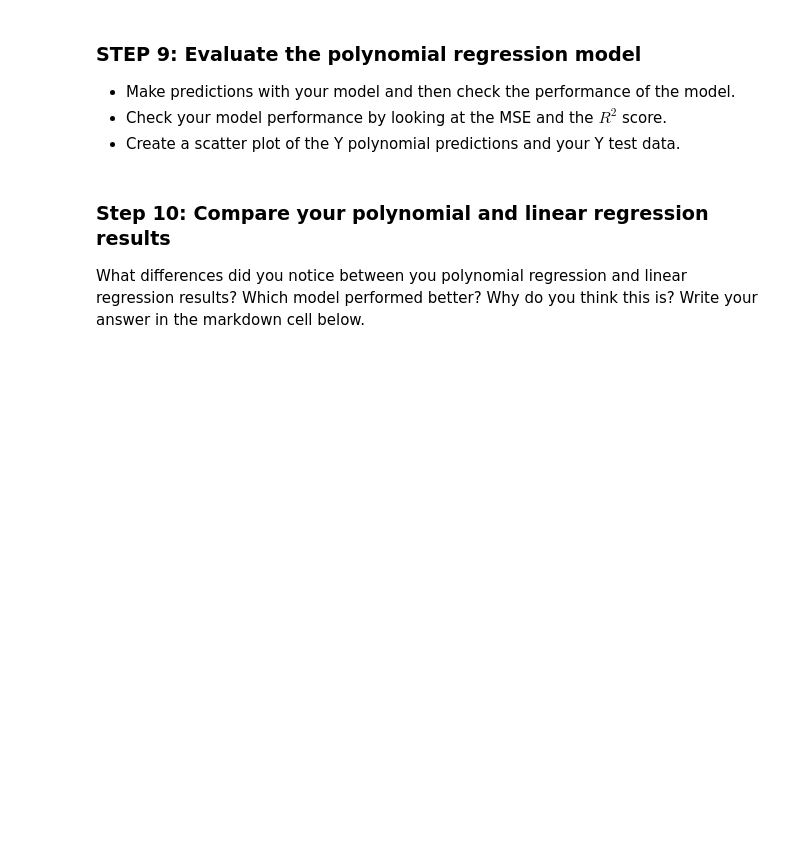
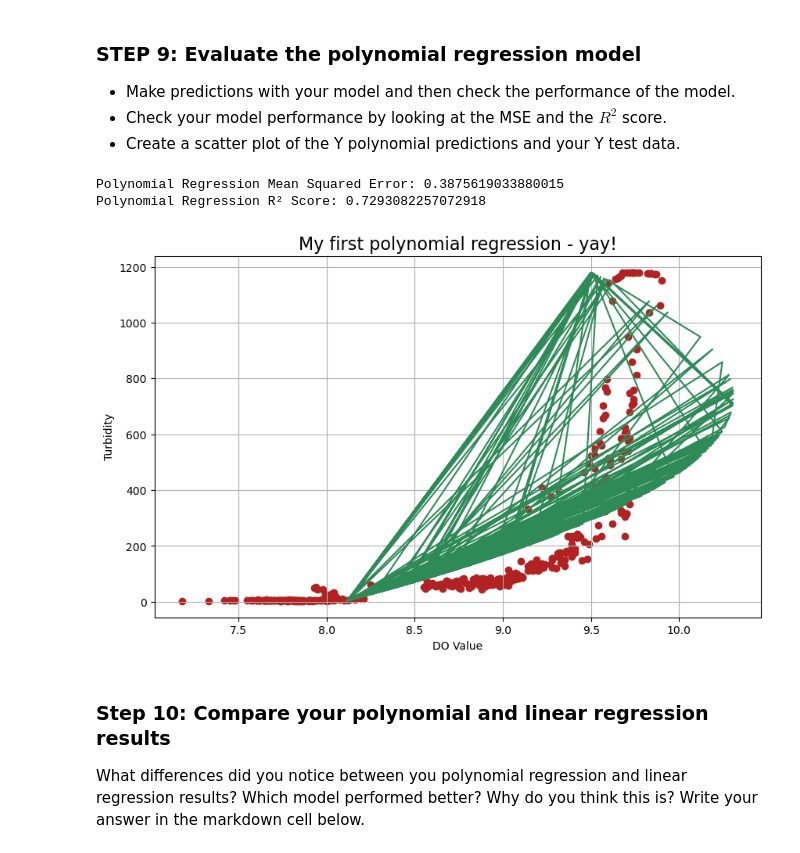
Before and after one commit to jorb1/EDS232-labs, a Jupyter notebook: Week1/Lab1-hurricane.ipynb, the cells around one changed output. Cells and saved outputs as stored; diff of their text form; code cells hidden in the pictures; blank space fills up the shorter version.

Commit message:
work on poly regression

```diff
--- a/Week1/Lab1-hurricane.ipynb
+++ b/Week1/Lab1-hurricane.ipynb
@@ -205,9 +205,9 @@ plt.show()
 We assumed linear regression would work well with our data, but this data doesn't look very linear. It's a good reminder of the importance of exploratory analysis. Let's check to see how a polynomial regression performs in comparison. Transform the features for polynomial regression. Use the `PolynomialFeatures` class from the `sklearn.preprocessing` module.
 # %%
 # Transform features to include polynomial terms (degree 2 for quadratic terms)
-poly = sklearn.preprocessing.PolynomialFeatures(degree = 2)
+poly = sklearn.preprocessing.PolynomialFeatures(degree = 2, include_bias=False)
 X_poly_train = poly.fit_transform(X_train)
-X_poly_test = poly.fit_transform(X_test)
+X_poly_test = poly.transform(X_test)
 
 # View the transformed feature set (for insight)
 print(X_poly_train)
@@ -223,7 +223,7 @@ print(X_poly_train)
 ### Step 8: Fit your model on the polynomial features
 # %%
 # Train the model on polynomial features
-poly_model = #sklearn.linear_model.LinearRegression().fit(X_train, Y_train)
+poly_model = sklearn.linear_model.LinearRegression().fit(X_poly_train, Y_train)
 # %% [markdown]
 ### STEP 9: Evaluate the polynomial regression model
 - Make predictions with your model and then check the performance of the model.
@@ -231,16 +231,33 @@ poly_model = #sklearn.linear_model.LinearRegression().fit(X_train, Y_train)
 - Create a scatter plot of the Y polynomial predictions and your Y test data.
 # %%
 # Make predictions using the polynomial model
-Y_poly_pred = ...
+Y_poly_pred = poly_model.predict(X_poly_test)
 
 # Calculate evaluation metrics using scikit-learn's mean_squared_error and r2_score
-poly_mse = ...
-poly_r2 = ...
+poly_mse = np.sqrt(mean_squared_error(Y_test, Y_poly_pred))
+poly_r2 = r2_score(Y_test, Y_poly_pred)
 
 print(f"Polynomial Regression Mean Squared Error: {poly_mse}")
 print(f"Polynomial Regression R² Score: {poly_r2}")
 
-# Plot predictions vs actual
+# Add plot title and set up figure
+plt.figure(figsize = (10, 6))
+plt.title("My first polynomial regression - yay!", size=16)
+
+# Visualize predictions vs. actual values
+plt.scatter(Y_test, X_test, color = 'firebrick')
+plt.plot(Y_poly_pred, X_test, color = 'seagreen')
+
+# Add labels
+plt.xlabel('DO Value')
+plt.ylabel('Turbidity')
+
+# Add a grid
+plt.grid(True)
+# %% [output]
+Polynomial Regression Mean Squared Error: 0.3875619033880015
+Polynomial Regression R² Score: 0.7293082257072918
+[figure, added]
 # %% [markdown]
 ### Step 10: Compare your polynomial and linear regression results
 
```
Also changed, not shown: parts of 1 cell of this notebook.
